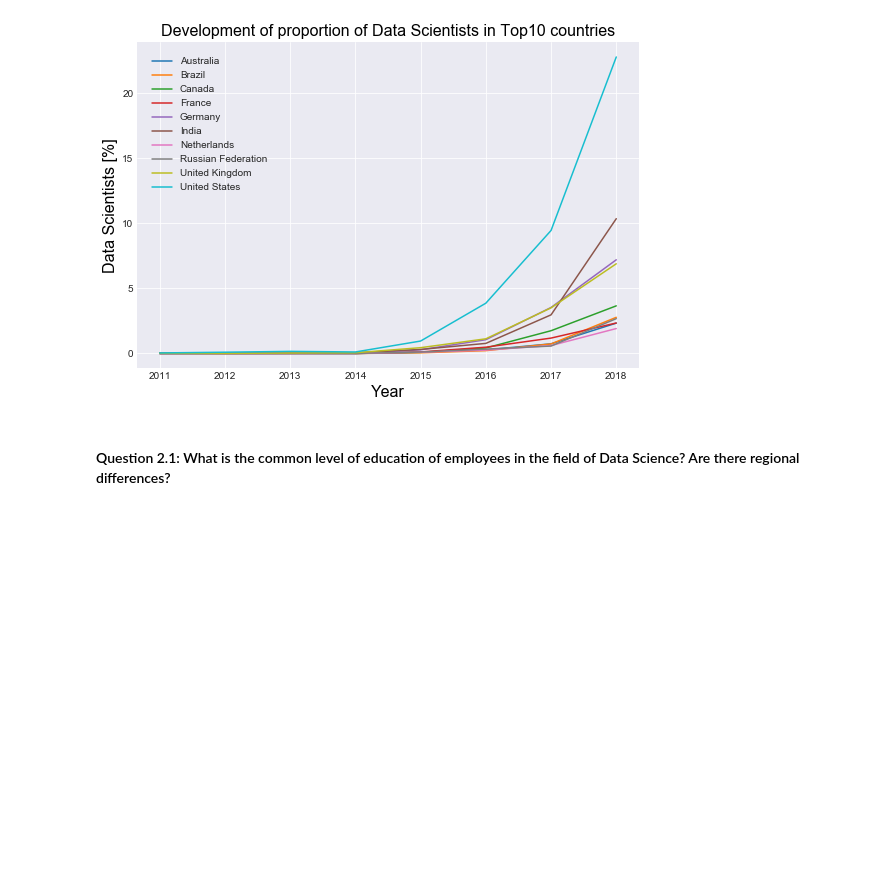
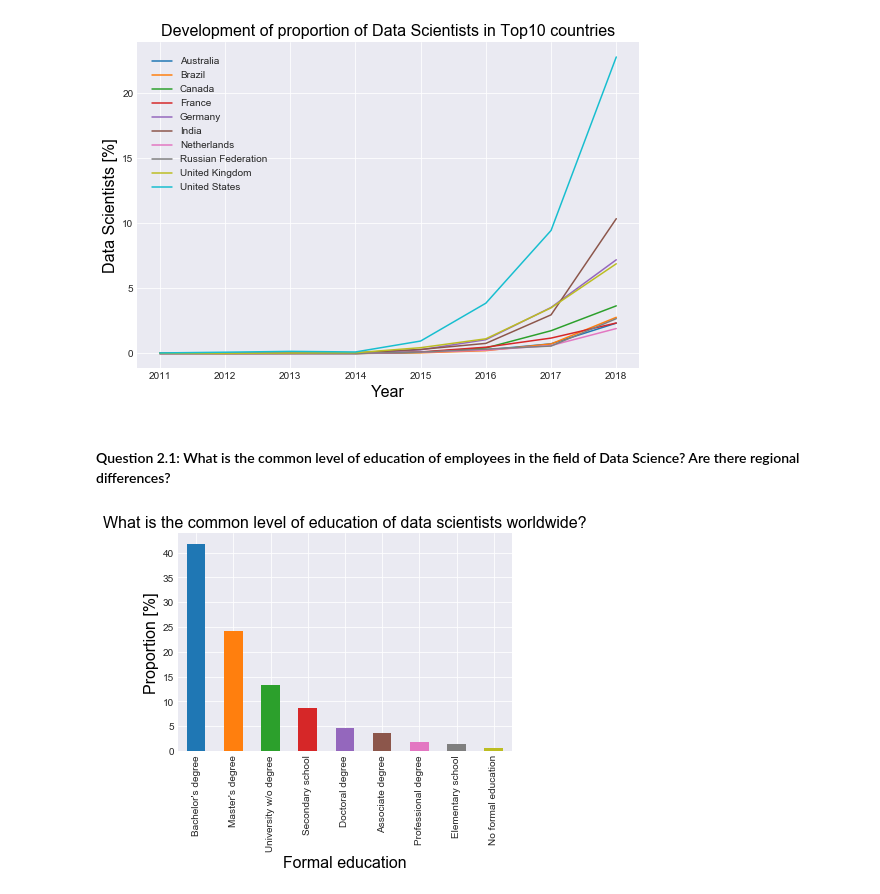
Before and after one commit to oliverkroening/Udacity_DSND_Project04, a Jupyter notebook: Data_Science_Europe.ipynb, the cells around one changed output. Drawn from its saved outputs; the diff is of its cells as text; code cells hidden in the pictures; blank space fills up the shorter version.

```diff
--- a/Data_Science_Europe.ipynb
+++ b/Data_Science_Europe.ipynb
@@ -1628,3 +1629,14 @@ plt.savefig('Q1.3_numDS_time_top10.png', dpi = 400, quality = 100)
 [figure]
 # %% [markdown]
 #### Question 2.1: What is the common level of education of employees in the field of Data Science? Are there regional differences?
+# %%
+# plot bar chart of level of formal education
+formaledu_vals = ds_q2_df.formal_education.value_counts()
+formaledu_vals*=100
+(formaledu_vals/ds_q2_df.shape[0]).plot(kind="bar");
+plt.title("What is the common level of education of data scientists worldwide?", fontdict=font);
+plt.xlabel('Formal education', fontdict=font)
+locs, labels = plt.xticks()
+plt.ylabel('Proportion [%]', fontdict=font);
+# %% [output]
+[figure, added]
```
Also changed, not shown: parts of 8 cells of this notebook.
